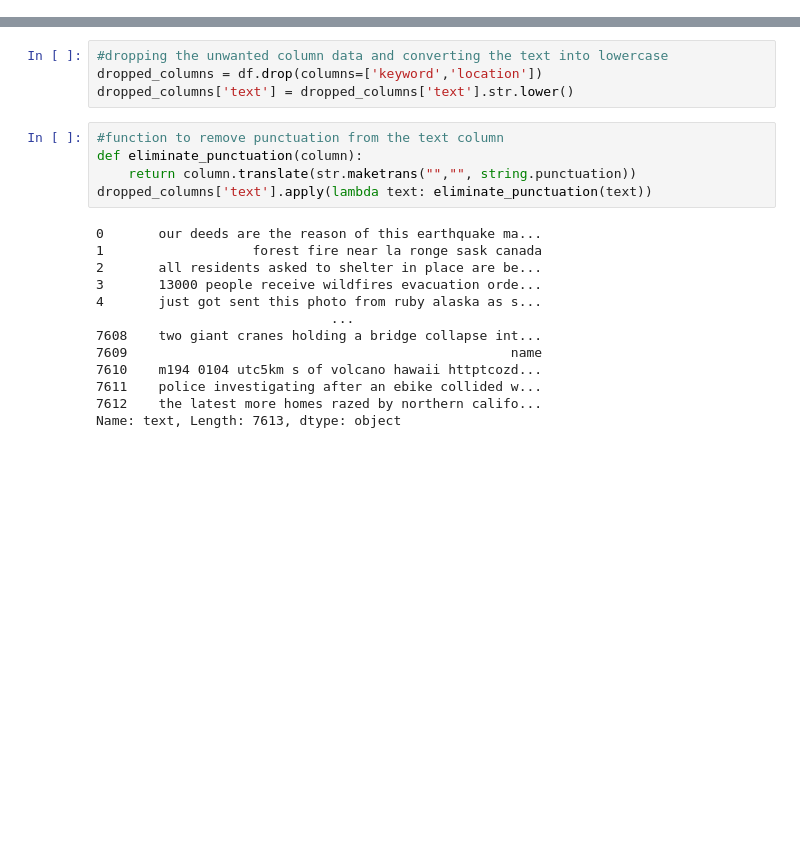
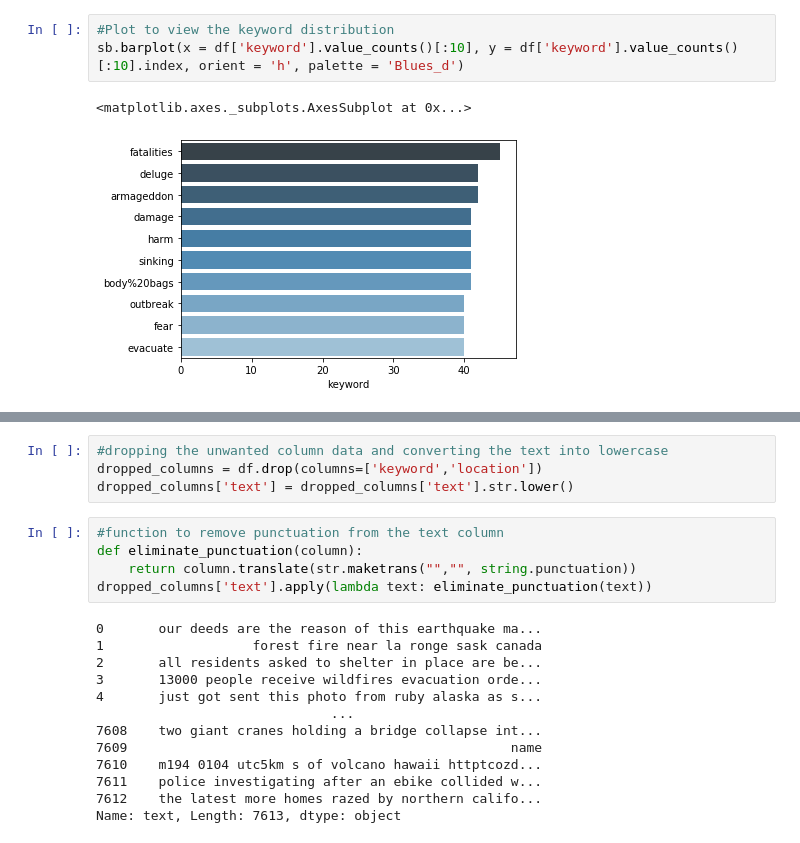
Before and after one commit to bhatmanjokes/Disaster_Tweet_Classification, a Jupyter notebook: main.ipynb, the cells around one changed output, grey strips where cells are left out. Drawn from its saved outputs; the diff is of its cells as text; blank space fills up the shorter version.

```diff
--- a/main.ipynb
+++ b/main.ipynb
@@ -10,0 +47,6 @@ df = pd.read_csv('train.csv')
+# %%
+#Plot to view the keyword distribution
+sb.barplot(x = df['keyword'].value_counts()[:10], y = df['keyword'].value_counts()[:10].index, orient = 'h', palette = 'Blues_d')
+# %% [output]
+<matplotlib.axes._subplots.AxesSubplot at 0x...>
+[figure, added]
```
Also changed, not shown: parts of 23 cells of this notebook.
